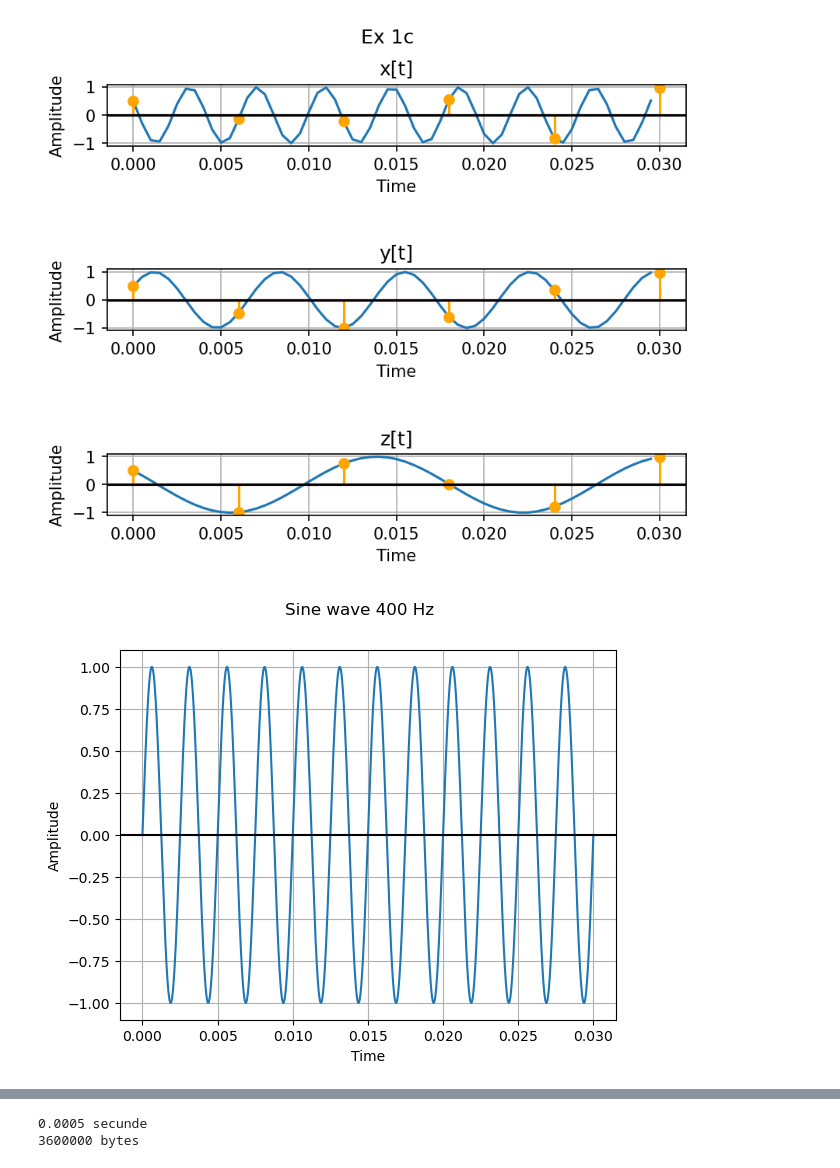
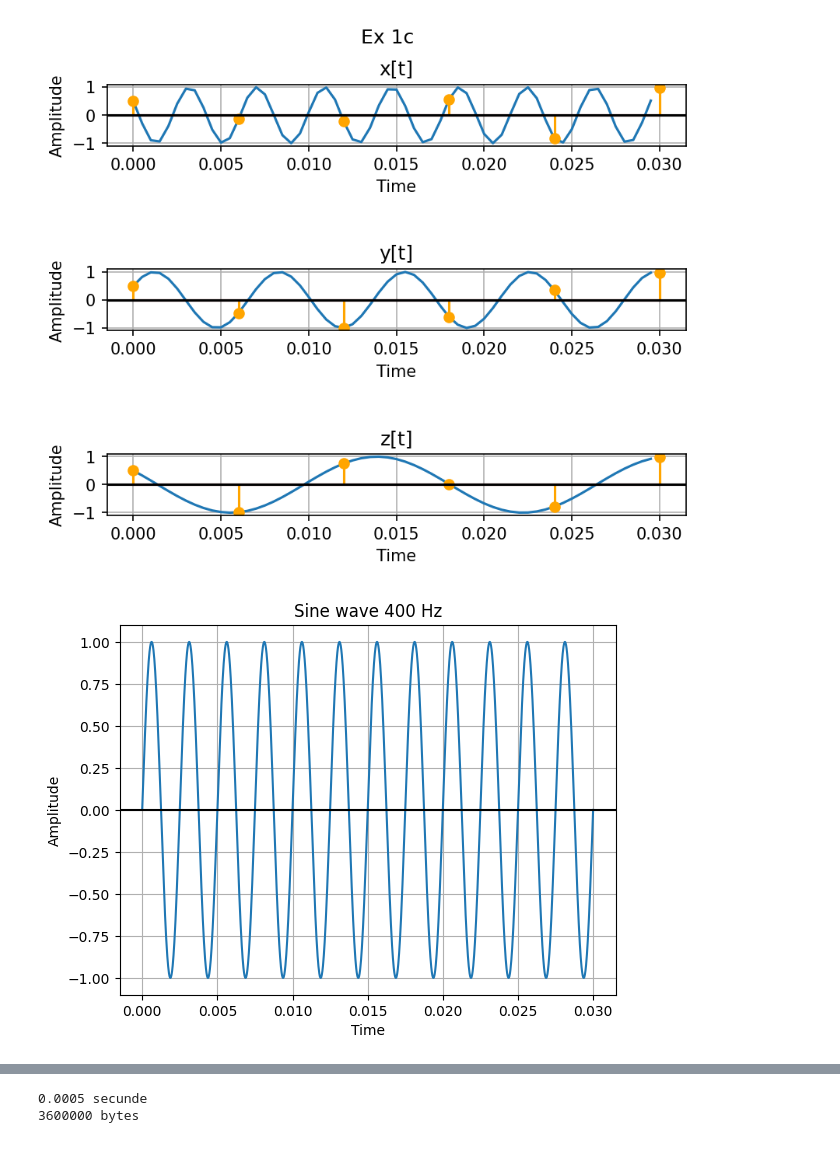
Before and after one commit to lucaion/ProcesareaSemnalelor, a Jupyter notebook: Laborator 1/Lab1 - rezolvari.ipynb, the cells around one changed output, grey strips where cells are left out. Saved outputs shown, nothing was run; the diff lists cells and outputs as text; code cells hidden in the pictures.

```diff
--- a/Laborator 1/Lab1 - rezolvari.ipynb
+++ b/Laborator 1/Lab1 - rezolvari.ipynb
@@ -82,18 +80,18 @@ plt.show()
 # %%
 #ex2
 #a
 t = np.linspace(0, 0.03, 1600)
 f = 400
 x = np.sin(2 * np.pi * f * t)
-plt.suptitle('Sine wave 400 Hz')
+plt.title('Sine wave 400 Hz')
 plt.xlabel("Time")
 plt.ylabel("Amplitude")
 plt.plot(t, x)
 plt.grid(True)
 plt.axhline(y=0, color='black')
 plt.show()
 # %% [output]
-[figure, old version]
+[figure, new version]
 # %%
 #b
 t = np.linspace(0, 3)
```
Also changed, not shown: parts of 6 cells of this notebook, 1 other file.
